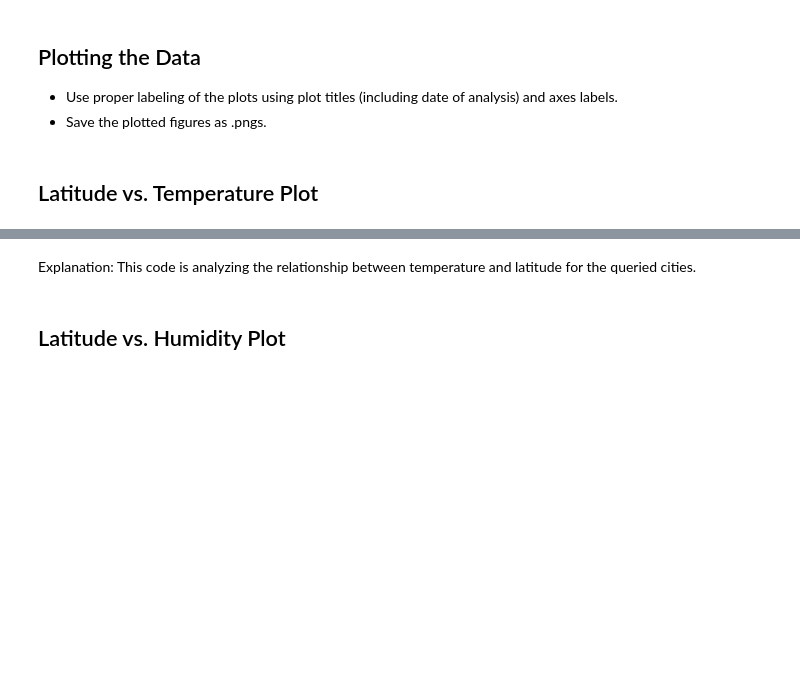
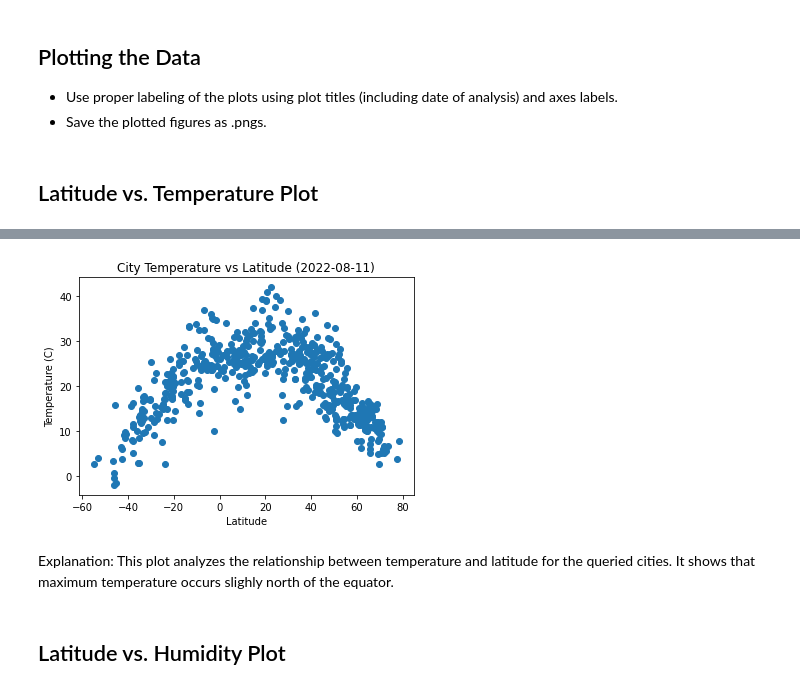
Before and after one commit to j-eikens/python-api-challenge, a Jupyter notebook: WeatherPY.ipynb, the cells around one changed output, grey strips where cells are left out. Cells and saved outputs as stored; diff of their text form; code cells hidden in the pictures; blank space fills up the shorter version.

```diff
--- a/WeatherPY.ipynb
+++ b/WeatherPY.ipynb
@@ -137,12 +180,14 @@ weather_data.head()
 # %%
 plt.scatter(weather_data['Latitude'], weather_data['Temperature'])
 plt.xlabel('Latitude')
 plt.ylabel('Temperature (C)')
-plt.title('City Temperature vs Latitude')
+plt.title(f'City Temperature vs Latitude ({chart_date})')
 
 plt.show()
+# %% [output]
+[figure, added]
 # %% [markdown]
-Explanation: This code is analyzing the relationship between temperature and latitude for the queried cities.
+Explanation: This plot analyzes the relationship between temperature and latitude for the queried cities. It shows that maximum temperature occurs slighly north of the equator.
 # %% [markdown]
 ## Latitude vs. Humidity Plot
 # %%
```
Also changed, not shown: parts of 21 cells of this notebook, 1 other file.
